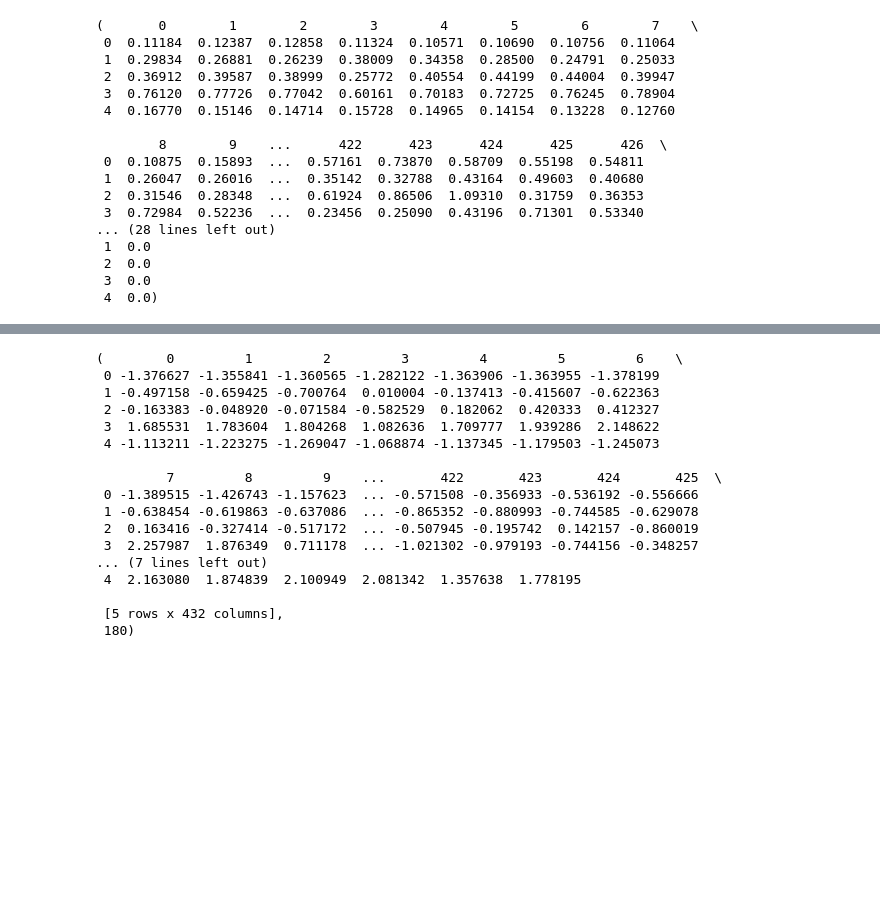
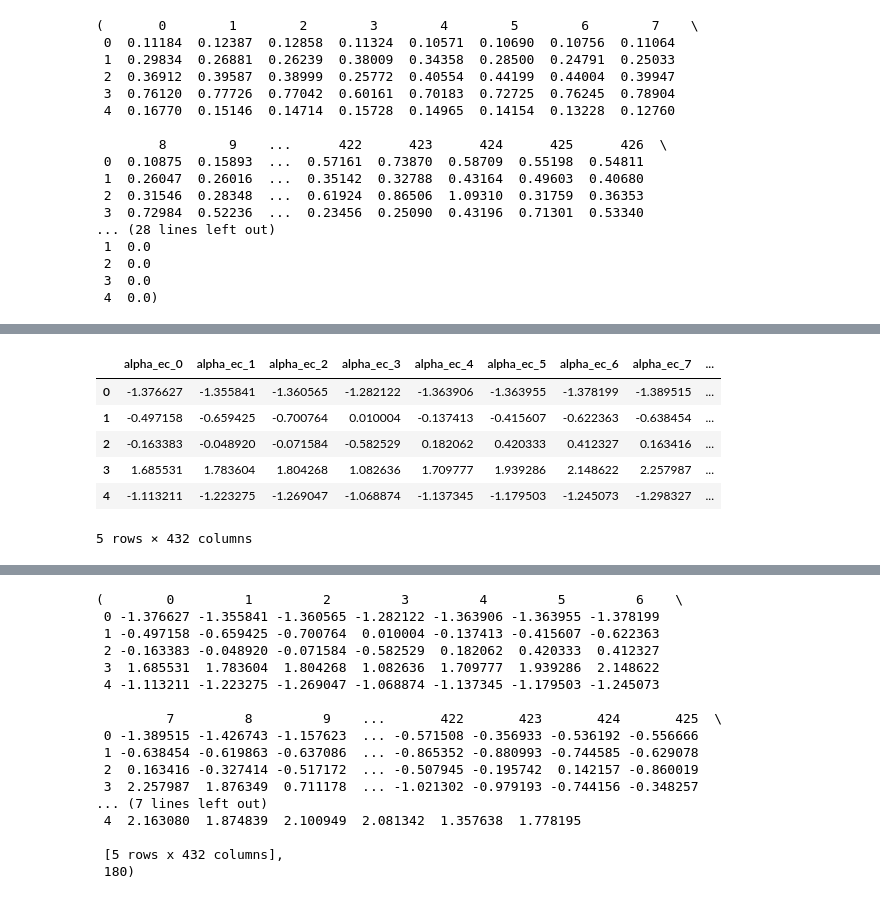
Before and after one commit to AlexandruRO45/ML_DS_Case_Studies, a Jupyter notebook: Feature engineering/Case_Study_3.ipynb, the cells around one changed output, grey strips where cells are left out. Drawn from its saved outputs; the diff is of its cells as text; code cells hidden in the pictures; blank space fills up the shorter version.

```diff
--- a/Feature engineering/Case_Study_3.ipynb
+++ b/Feature engineering/Case_Study_3.ipynb
@@ -153,0 +204,20 @@ data_head, feature_names_head, labels_head
+# %%
+from sklearn.preprocessing import StandardScaler
+
+# Standardizing the features
+scaler = StandardScaler()
+data_normalized = scaler.fit_transform(data)
+
+# Converting the normalized data back to a DataFrame for ease of use
+data_normalized_df = pd.DataFrame(data_normalized, columns=feature_names.iloc[0])
+
+# Displaying the first few rows of the normalized data to verify the transformation
+data_normalized_df.head()
+# %% [output]
+|  | alpha_ec_0 | alpha_ec_1 | alpha_ec_2 | alpha_ec_3 | alpha_ec_4 | alpha_ec_5 | alpha_ec_6 | alpha_ec_7 | ... |
+| 0 | -1.376627 | -1.355841 | -1.360565 | -1.282122 | -1.363906 | -1.363955 | -1.378199 | -1.389515 | ... |
+| 1 | -0.497158 | -0.659425 | -0.700764 | 0.010004 | -0.137413 | -0.415607 | -0.622363 | -0.638454 | ... |
+| 2 | -0.163383 | -0.048920 | -0.071584 | -0.582529 | 0.182062 | 0.420333 | 0.412327 | 0.163416 | ... |
+| 3 | 1.685531 | 1.783604 | 1.804268 | 1.082636 | 1.709777 | 1.939286 | 2.148622 | 2.257987 | ... |
+| 4 | -1.113211 | -1.223275 | -1.269047 | -1.068874 | -1.137345 | -1.179503 | -1.245073 | -1.298327 | ... |
+5 rows × 432 columns
```
Also changed, not shown: parts of 23 cells of this notebook.
